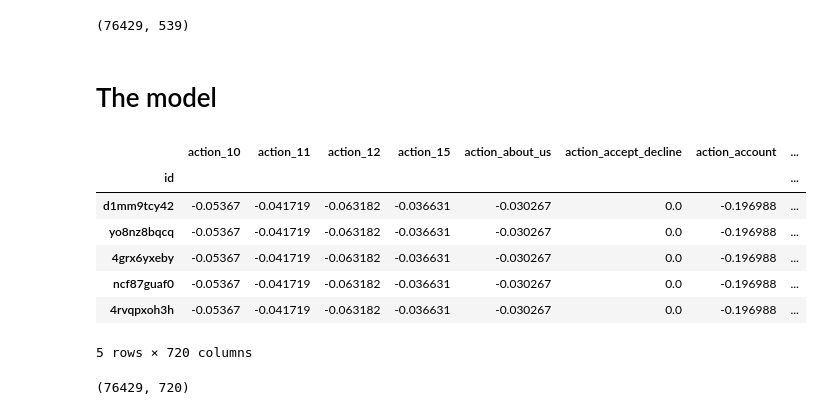
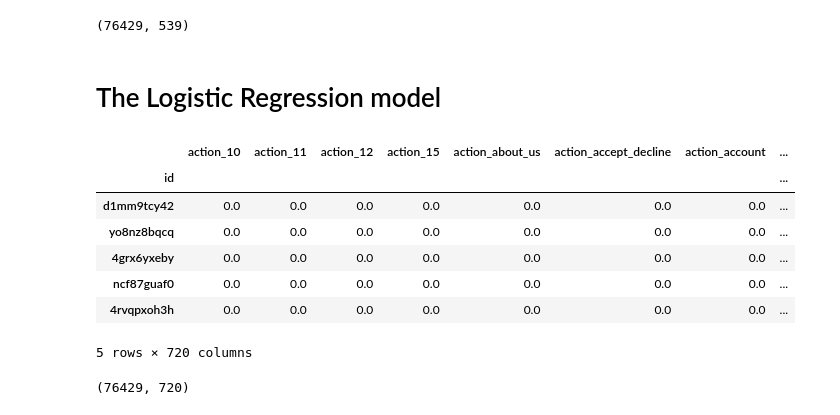
Before and after one commit to partha0solapurkar/springboard_data_science_intensive, a Jupyter notebook: capstone_project/preliminary_model.ipynb, the cells around one changed output. Saved outputs shown, nothing was run; the diff lists cells and outputs as text; code cells hidden in the pictures.

Commit message:
preliminary model

```diff
--- a/capstone_project/preliminary_model.ipynb
+++ b/capstone_project/preliminary_model.ipynb
@@ -124,8 +124,6 @@ for y in ['action', 'action_type', 'action_detail']:
 train_users.values.shape
 # %% [output]
 (76429, 539)
-# %% [markdown]
-# The model
 # %%
 from sklearn.model_selection import KFold
 from sklearn.ensemble import RandomForestClassifier
@@ -137,21 +135,25 @@ from sklearn.metrics import roc_auc_score
 from sklearn.metrics import log_loss
 from sklearn.preprocessing import scale
 from sklearn.decomposition import PCA
+# %% [markdown]
+# The Logistic Regression model
 # %%
+# convert the categorical variables into dummy variables
+
 X_users = pd.get_dummies(train_users)
 
 # scale to zero mean and unit variance
-X_users = pd.DataFrame(scale(X_users.values), index=X_users.index, columns=X_users.columns)
+#X_users = pd.DataFrame(scale(X_users.values), index=X_users.index, columns=X_users.columns)
 
 X_users.head()
 # %% [output]
 |  | action_10 | action_11 | action_12 | action_15 | action_about_us | action_accept_decline | action_account | ... |
 | id |  |  |  |  |  |  |  | ... |
-| d1mm9tcy42 | -0.05367 | -0.041719 | -0.063182 | -0.036631 | -0.030267 | 0.0 | -0.196988 | ... |
-| yo8nz8bqcq | -0.05367 | -0.041719 | -0.063182 | -0.036631 | -0.030267 | 0.0 | -0.196988 | ... |
-| 4grx6yxeby | -0.05367 | -0.041719 | -0.063182 | -0.036631 | -0.030267 | 0.0 | -0.196988 | ... |
-| ncf87guaf0 | -0.05367 | -0.041719 | -0.063182 | -0.036631 | -0.030267 | 0.0 | -0.196988 | ... |
-| 4rvqpxoh3h | -0.05367 | -0.041719 | -0.063182 | -0.036631 | -0.030267 | 0.0 | -0.196988 | ... |
+| d1mm9tcy42 | 0.0 | 0.0 | 0.0 | 0.0 | 0.0 | 0.0 | 0.0 | ... |
+| yo8nz8bqcq | 0.0 | 0.0 | 0.0 | 0.0 | 0.0 | 0.0 | 0.0 | ... |
+| 4grx6yxeby | 0.0 | 0.0 | 0.0 | 0.0 | 0.0 | 0.0 | 0.0 | ... |
+| ncf87guaf0 | 0.0 | 0.0 | 0.0 | 0.0 | 0.0 | 0.0 | 0.0 | ... |
+| 4rvqpxoh3h | 0.0 | 0.0 | 0.0 | 0.0 | 0.0 | 0.0 | 0.0 | ... |
 5 rows × 720 columns
 # %%
 # pca = PCA(n_components=400)
```
Also changed, not shown: parts of 24 cells of this notebook.
